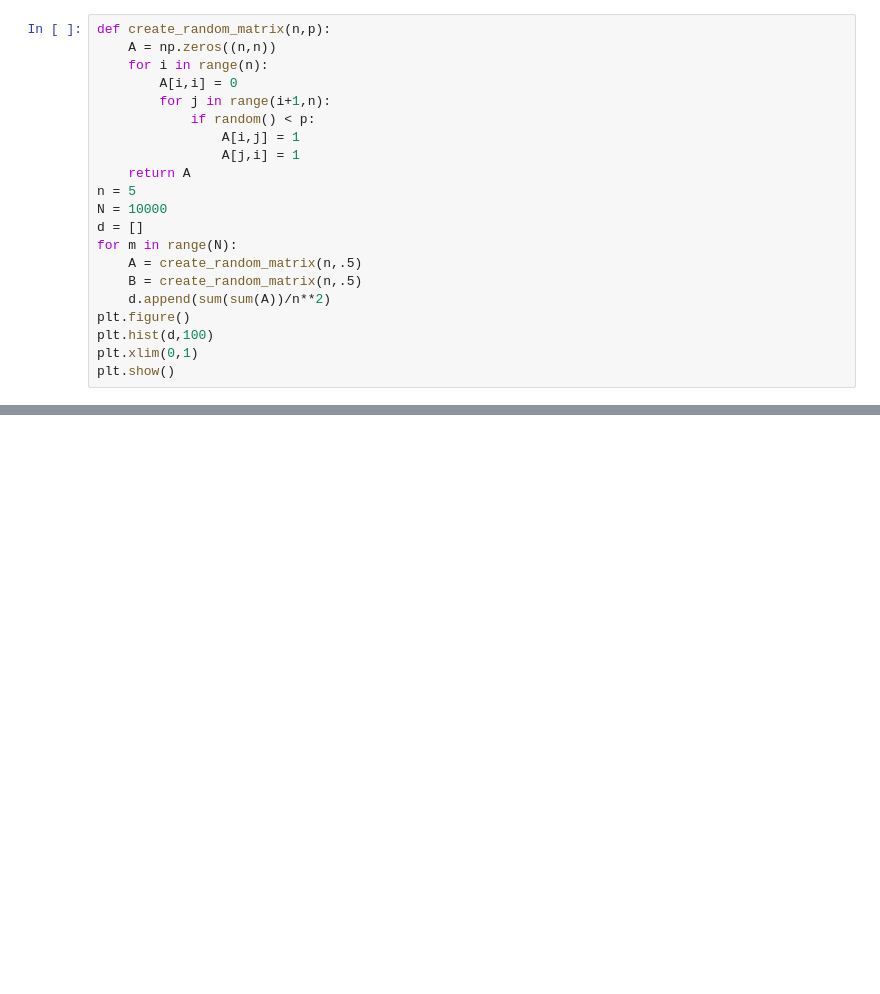
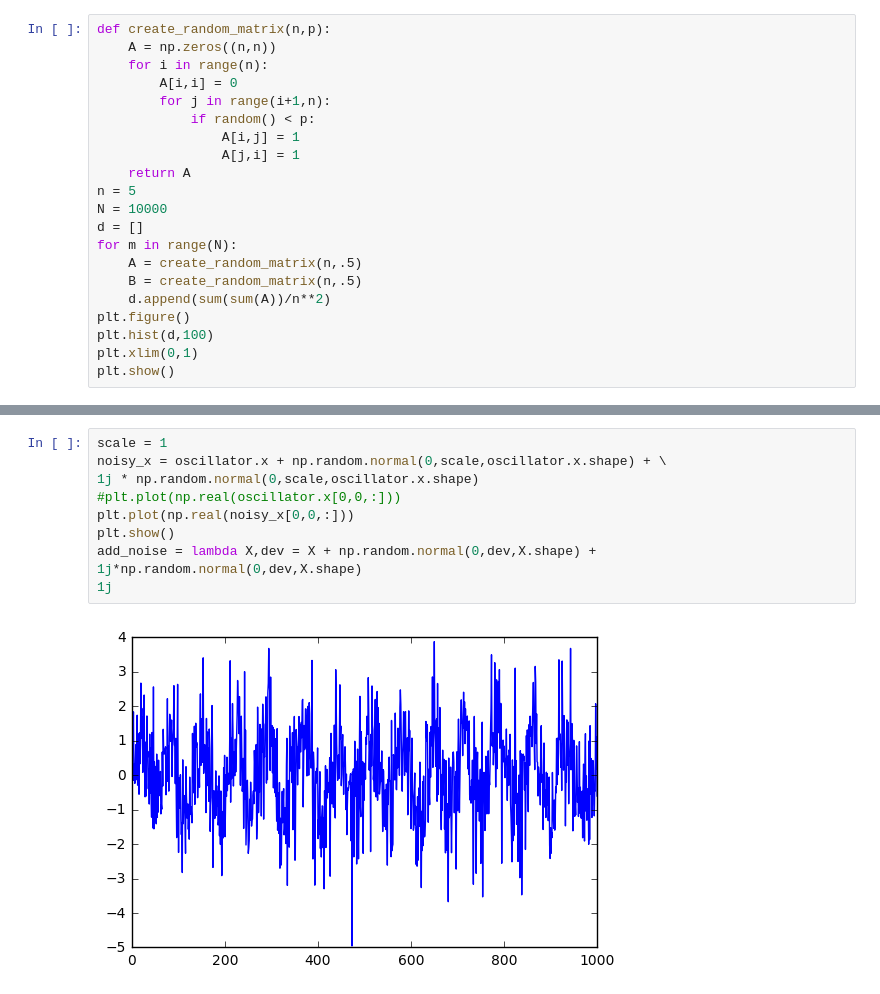
Before and after one commit to tester1456/NetworkModels, a Jupyter notebook: Graph Measures.ipynb, the cells around one changed output, grey strips where cells are left out. Drawn from its saved outputs; the diff is of its cells as text; blank space fills up the shorter version.

```diff
--- a/Graph Measures.ipynb
+++ b/Graph Measures.ipynb
@@ -150,0 +177,11 @@ print(PDC_func(tester.x[:,0,:]))
+# %%
+scale = 1
+noisy_x = oscillator.x + np.random.normal(0,scale,oscillator.x.shape) + \
+1j * np.random.normal(0,scale,oscillator.x.shape)
+#plt.plot(np.real(oscillator.x[0,0,:]))
+plt.plot(np.real(noisy_x[0,0,:]))
+plt.show()
+add_noise = lambda X,dev = X + np.random.normal(0,dev,X.shape) + 1j*np.random.normal(0,dev,X.shape)
+1j
+# %% [output]
+[figure, added]
```
Also changed, not shown: parts of 9 cells of this notebook, 6 other files.
